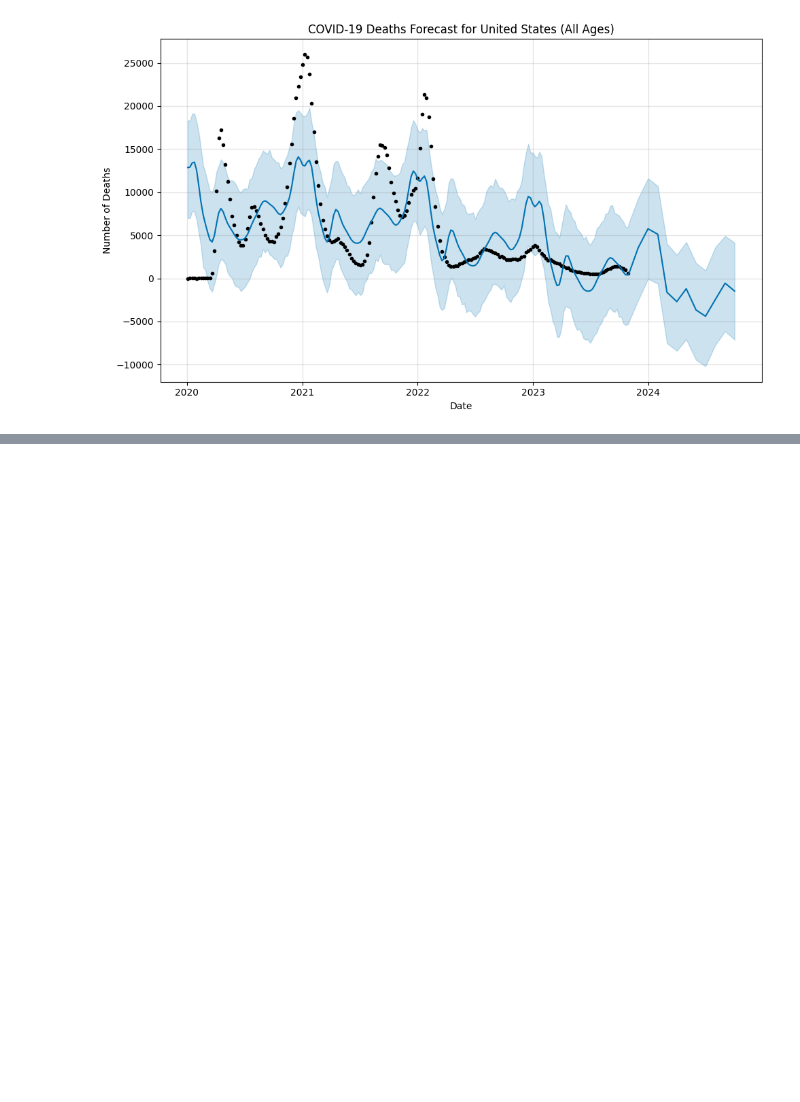
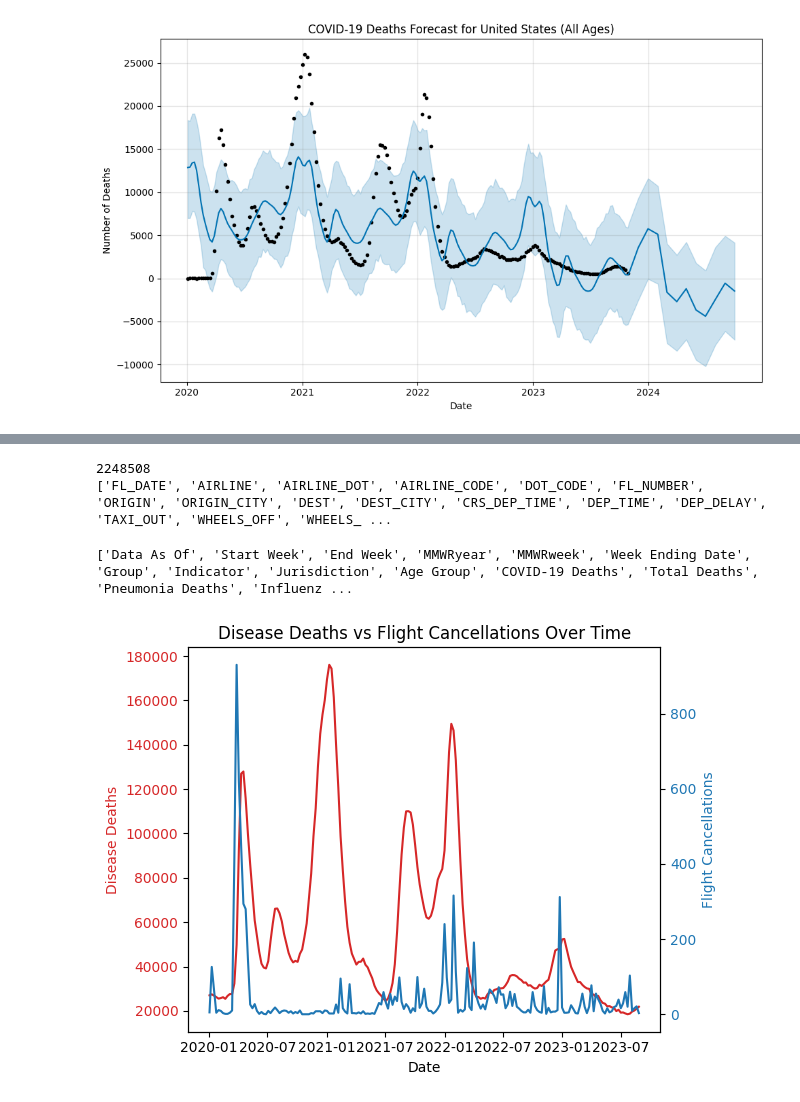
Before and after one commit to kensho-pilkey/CDC, a Jupyter notebook: kensho.ipynb, the cells around one changed output, grey strips where cells are left out. Cells and saved outputs as stored; diff of their text form; code cells hidden in the pictures; blank space fills up the shorter version.

Commit message:
flights

```diff
--- a/kensho.ipynb
+++ b/kensho.ipynb
@@ -201,3 +201,6 @@ See the caveats in the documentation: https://pandas.pydata.org/pandas-docs/stab
 17:54:37 - cmdstanpy - INFO - Chain [1] start processing
 17:54:37 - cmdstanpy - INFO - Chain [1] done processing
 [figure]
+# %%
+df = pd.read_csv("flights_sample_3m.csv")
+print(df.shape[0])
@@ -203,0 +209,10 @@ See the caveats in the documentation: https://pandas.pydata.org/pandas-docs/stab
+# %%
+df['FL_DATE'] = pd.to_datetime(df['FL_DATE'])
+
+# Filter Dates
+start_date = pd.to_datetime('2019-12-29')
+end_date = pd.to_datetime('2023-10-28')
+
+df_filtered = df[(df['FL_DATE'] >= start_date) & (df['FL_DATE'] <= end_date)]
+
+df_filtered.head()
@@ -203,0 +227,38 @@ See the caveats in the documentation: https://pandas.pydata.org/pandas-docs/stab
+# %%
+print(df_filtered.shape[0])
+print(df_filtered.columns.tolist())
+# %% [output]
+2248508
+['FL_DATE', 'AIRLINE', 'AIRLINE_DOT', 'AIRLINE_CODE', 'DOT_CODE', 'FL_NUMBER', 'ORIGIN', 'ORIGIN_CITY', 'DEST', 'DEST_CITY', 'CRS_DEP_TIME', 'DEP_TIME', 'DEP_DELAY', 'TAXI_OUT', 'WHEELS_OFF', 'WHEELS_ ...
+# %%
+disease_df = pd.read_excel("Health_Science_Dataset.xlsx", header=1)
+print(disease_df.columns.tolist())
+# %% [output]
+['Data As Of', 'Start Week', 'End Week', 'MMWRyear', 'MMWRweek', 'Week Ending Date', 'Group', 'Indicator', 'Jurisdiction', 'Age Group', 'COVID-19 Deaths', 'Total Deaths', 'Pneumonia Deaths', 'Influenz ...
+# %%
+disease_df['Week Ending Date'] = pd.to_datetime(disease_df['Week Ending Date'])
+deaths_by_week = disease_df.groupby('Week Ending Date')['Pneumonia, Influenza, or COVID-19 Deaths'].sum().reset_index()
+
+df_filtered['FL_DATE'] = pd.to_datetime(df_filtered['FL_DATE'])
+cancellations_by_week = df_filtered.groupby('FL_DATE')['CANCELLED'].sum().reset_index()
+merged_data = pd.merge(deaths_by_week, cancellations_by_week, left_on='Week Ending Date', right_on='FL_DATE', how='inner')
+fig, ax1 = plt.subplots()
+
+# Plot disease deaths on the left y-axis
+ax1.set_xlabel('Date')
+ax1.set_ylabel('Disease Deaths', color='tab:red')
+ax1.plot(merged_data['Week Ending Date'], merged_data['Pneumonia, Influenza, or COVID-19 Deaths'], color='tab:red', label='Disease Deaths')
+ax1.tick_params(axis='y', labelcolor='tab:red')
+
+# Create a second y-axis for flight cancellations
+ax2 = ax1.twinx()
+ax2.set_ylabel('Flight Cancellations', color='tab:blue')
+ax2.plot(merged_data['FL_DATE'], merged_data['CANCELLED'], color='tab:blue', label='Flight Cancellations')
+ax2.tick_params(axis='y', labelcolor='tab:blue')
+
+# Title and show the plot
+plt.title('Disease Deaths vs Flight Cancellations Over Time')
+fig.tight_layout()  # Adjust layout to fit both y-labels
+plt.show()
+# %% [output]
+[figure, added]
```
Also changed, not shown: parts of 4 cells of this notebook, 1 other file.
